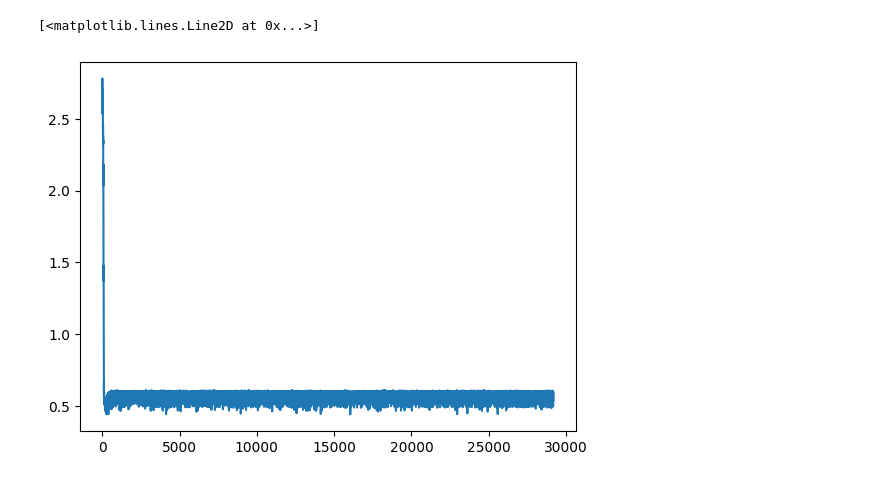
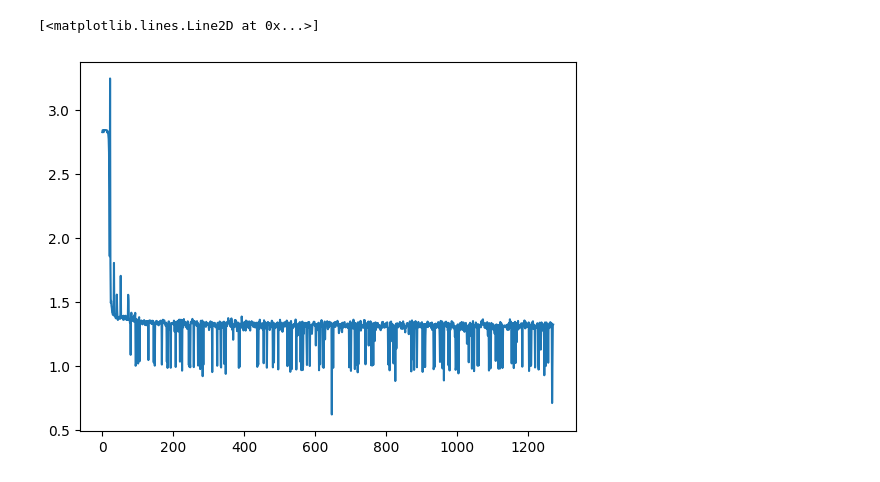
Before and after one commit to VisH317/mamba-checkpointed, a Jupyter notebook: viz.ipynb, the cells around one changed output. Drawn from its saved outputs; the diff is of its cells as text; code cells hidden in the pictures.

```diff
--- a/viz.ipynb
+++ b/viz.ipynb
@@ -7,5 +17,5 @@ with open("loss_data.pkl", "rb") as f:
 # %%
-plt.plot(train[100:])
+plt.plot(val[1:])
 # %% [output]
 [<matplotlib.lines.Line2D at 0x...>]
-[figure, old version]
+[figure, new version]
```
Also changed, not shown: parts of 2 cells of this notebook, 6 other files.
